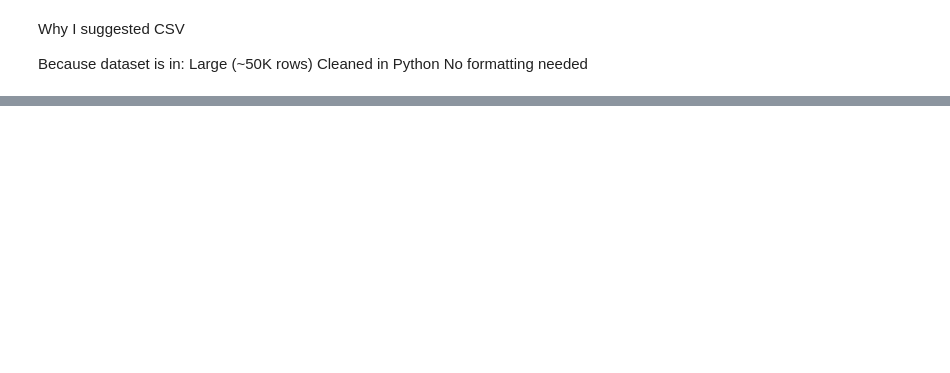
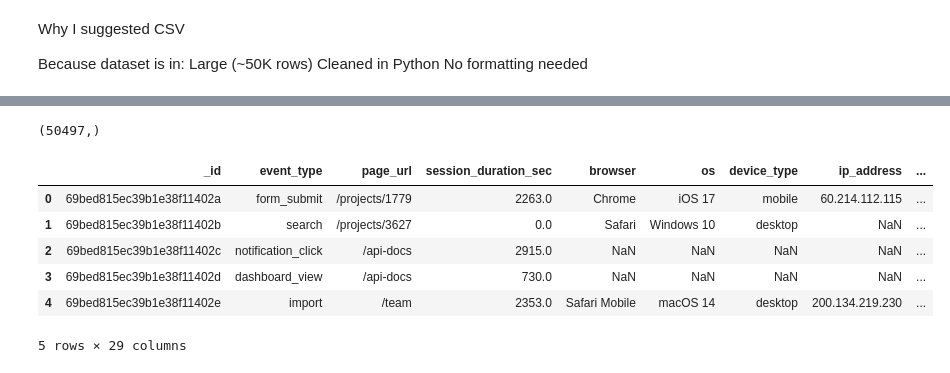
Before and after one commit to suryatejam79/Roado_Project, a Jupyter notebook: raodo.ipynb, the cells around one changed output, grey strips where cells are left out. Saved outputs shown, nothing was run; the diff lists cells and outputs as text; code cells hidden in the pictures; blank space fills up the shorter version.

```diff
--- a/raodo.ipynb
+++ b/raodo.ipynb
@@ -400,5 +400,3 @@ engagement.head()
 | 2 | 3 | 54171.0 |
 | 3 | 4 | 68474.0 |
 | 4 | 5 | 61688.0 |
-# %%
-merged_df = merged_df.merge(engagement[['customer_id', 'segment']], on='customer_id', how='left')
@@ -475,0 +522,15 @@ cursor.execute(create_table_query)
+# %%
+cursor.execute("SELECT COUNT(*) FROM mongo_events_cleaned")
+print(cursor.fetchone())
+# %% [output]
+(50497,)
+# %%
+merged_df.head()
+# %% [output]
+|  | _id | event_type | page_url | session_duration_sec | browser | os | device_type | ip_address | ... |
+| 0 | 69bed815ec39b1e38f11402a | form_submit | /projects/1779 | 2263.0 | Chrome | iOS 17 | mobile | 60.214.112.115 | ... |
+| 1 | 69bed815ec39b1e38f11402b | search | /projects/3627 | 0.0 | Safari | Windows 10 | desktop | NaN | ... |
+| 2 | 69bed815ec39b1e38f11402c | notification_click | /api-docs | 2915.0 | NaN | NaN | NaN | NaN | ... |
+| 3 | 69bed815ec39b1e38f11402d | dashboard_view | /api-docs | 730.0 | NaN | NaN | NaN | NaN | ... |
+| 4 | 69bed815ec39b1e38f11402e | import | /team | 2353.0 | Safari Mobile | macOS 14 | desktop | 200.134.219.230 | ... |
+5 rows × 29 columns
```
Also changed, not shown: parts of 11 cells of this notebook.
